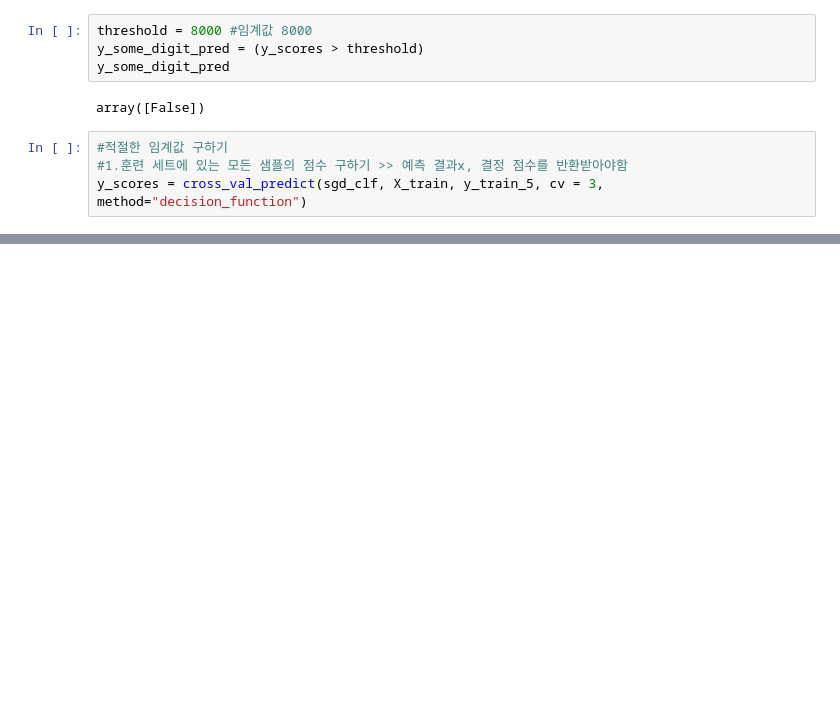
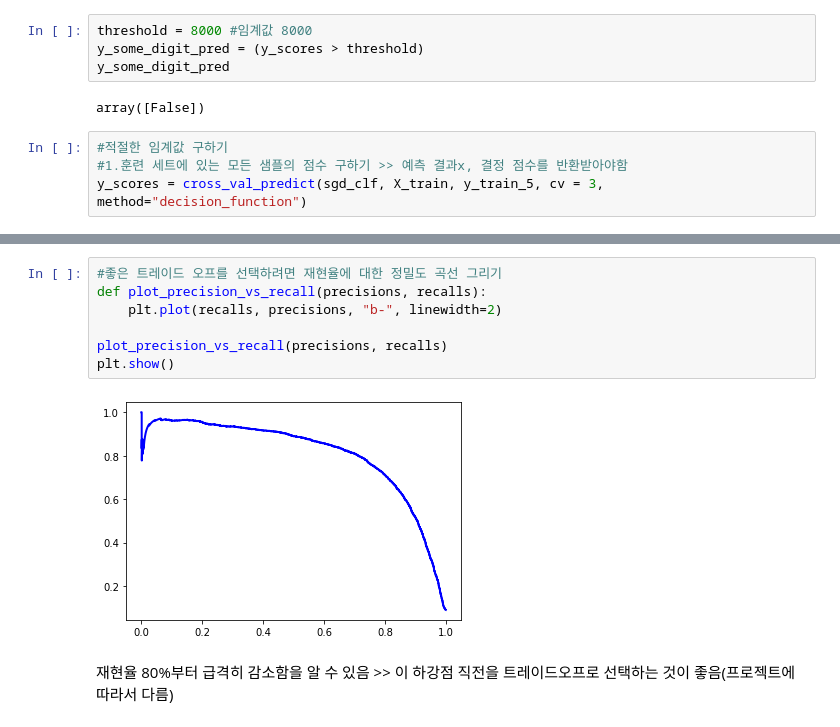
Before and after one commit to Note-YH/Hands-ON-ML-2nd-Edition, a Jupyter notebook: Chapter03.ipynb, the cells around one changed output, grey strips where cells are left out. Cells and saved outputs as stored; diff of their text form; blank space fills up the shorter version.

```diff
--- a/Chapter03.ipynb
+++ b/Chapter03.ipynb
@@ -254,0 +255,11 @@ plt.show()
+# %%
+#좋은 트레이드 오프를 선택하려면 재현율에 대한 정밀도 곡선 그리기
+def plot_precision_vs_recall(precisions, recalls):
+    plt.plot(recalls, precisions, "b-", linewidth=2)
+
+plot_precision_vs_recall(precisions, recalls)
+plt.show()
+# %% [output]
+[figure, added]
+# %% [markdown]
+재현율 80%부터 급격히 감소함을 알 수 있음 >> 이 하강점 직전을 트레이드오프로 선택하는 것이 좋음(프로젝트에 따라서 다름)
```
Also changed, not shown: parts of 17 cells of this notebook.
